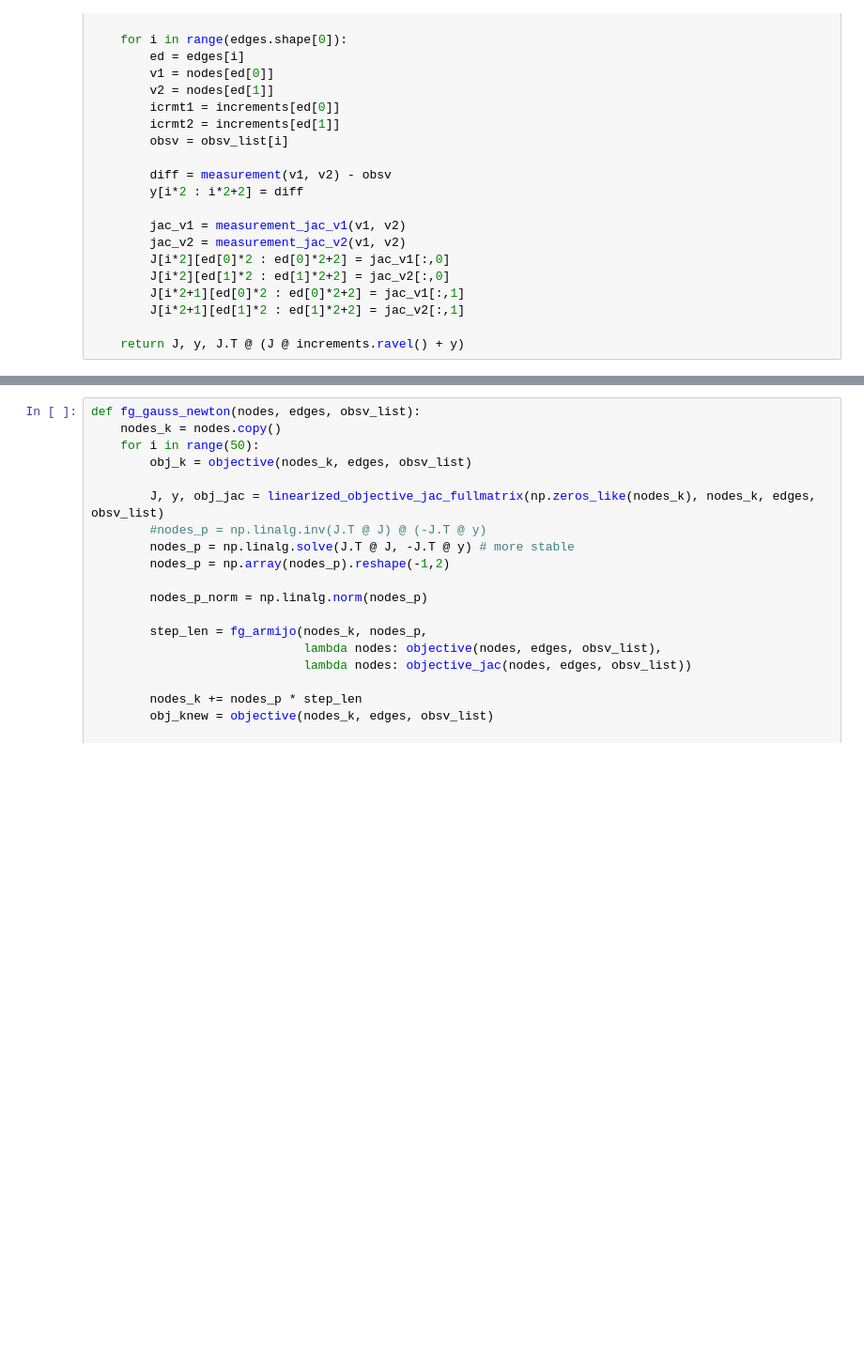
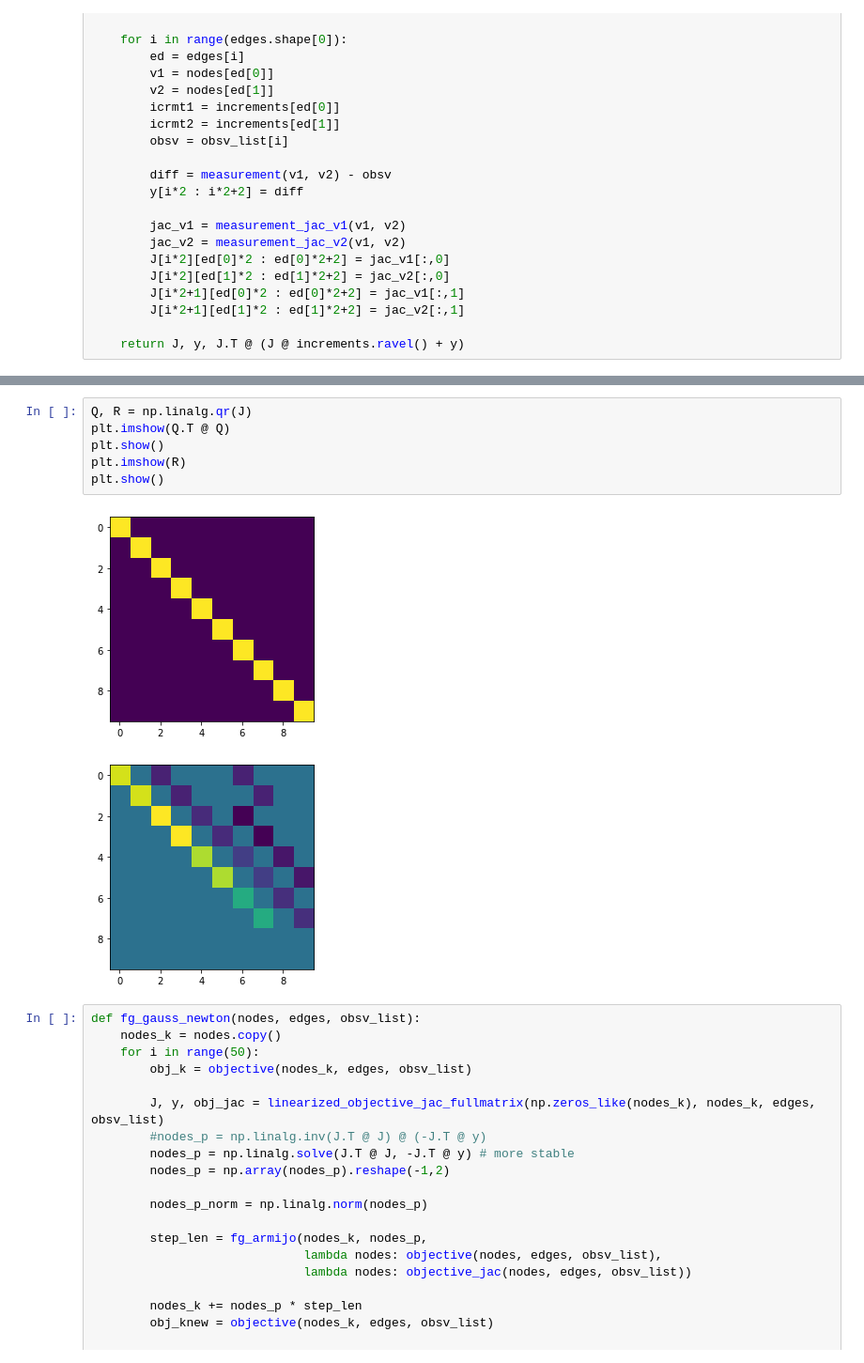
Before and after one commit to MuchenSun/isam_fun, a Jupyter notebook: batch_1.ipynb, the cells around one changed output, grey strips where cells are left out. Shown at 94% size. Drawn from its saved outputs; the diff is of its cells as text; blank space fills up the shorter version.

```diff
--- a/batch_1.ipynb
+++ b/batch_1.ipynb
@@ -325,5 +322,14 @@ plt.imshow(J)
 <matplotlib.image.AxesImage at 0x...>
 [figure]
+# %%
+Q, R = np.linalg.qr(J)
+plt.imshow(Q.T @ Q)
+plt.show()
+plt.imshow(R)
+plt.show()
+# %% [output]
+[figure, added]
+[figure, added]
 # %%
 def fg_gauss_newton(nodes, edges, obsv_list):
     nodes_k = nodes.copy()
```
Also changed, not shown: parts of 29 cells of this notebook.
